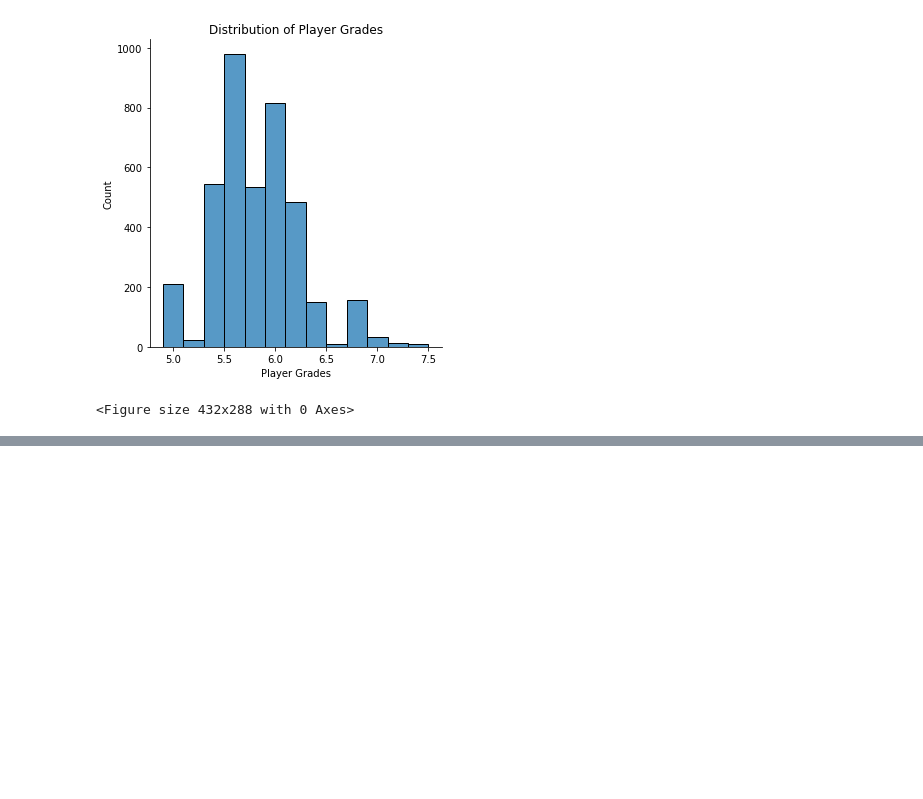
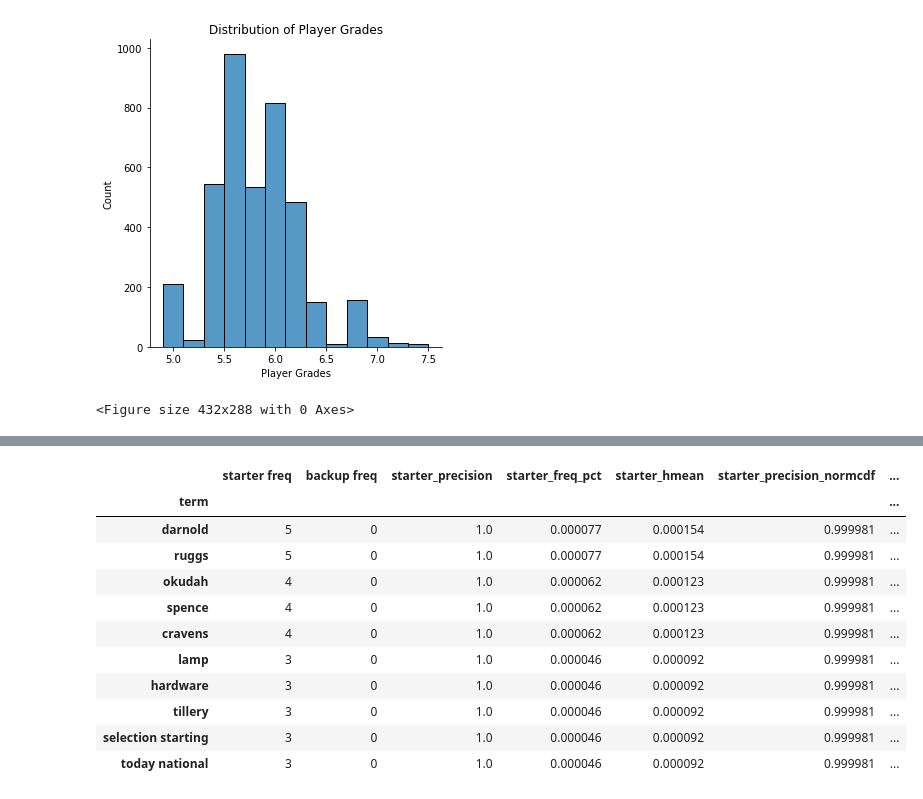
Before and after one commit to tbryan2/nfl-prospects-nlp, a Jupyter notebook: eda.ipynb, the cells around one changed output, grey strips where cells are left out. Cells and saved outputs as stored; diff of their text form; code cells hidden in the pictures; blank space fills up the shorter version.

```diff
--- a/eda.ipynb
+++ b/eda.ipynb
@@ -84,0 +136,16 @@ AttributeError: 'str' object has no attribute 'sents'
+# %%
+term_freq_df['starter_corner_score'] = corpus.get_corner_scores('starter')
+term_freq_df.sort_values(by='starter_corner_score', ascending=False).iloc[:10]
+# %% [output]
+|  | starter freq | backup freq | starter_precision | starter_freq_pct | starter_hmean | starter_precision_normcdf | ... |
+| term |  |  |  |  |  |  | ... |
+| darnold | 5 | 0 | 1.0 | 0.000077 | 0.000154 | 0.999981 | ... |
+| ruggs | 5 | 0 | 1.0 | 0.000077 | 0.000154 | 0.999981 | ... |
+| okudah | 4 | 0 | 1.0 | 0.000062 | 0.000123 | 0.999981 | ... |
+| spence | 4 | 0 | 1.0 | 0.000062 | 0.000123 | 0.999981 | ... |
+| cravens | 4 | 0 | 1.0 | 0.000062 | 0.000123 | 0.999981 | ... |
+| lamp | 3 | 0 | 1.0 | 0.000046 | 0.000092 | 0.999981 | ... |
+| hardware | 3 | 0 | 1.0 | 0.000046 | 0.000092 | 0.999981 | ... |
+| tillery | 3 | 0 | 1.0 | 0.000046 | 0.000092 | 0.999981 | ... |
+| selection starting | 3 | 0 | 1.0 | 0.000046 | 0.000092 | 0.999981 | ... |
+| today national | 3 | 0 | 1.0 | 0.000046 | 0.000092 | 0.999981 | ... |
```
Also changed, not shown: parts of 14 cells of this notebook, 4 other files.
